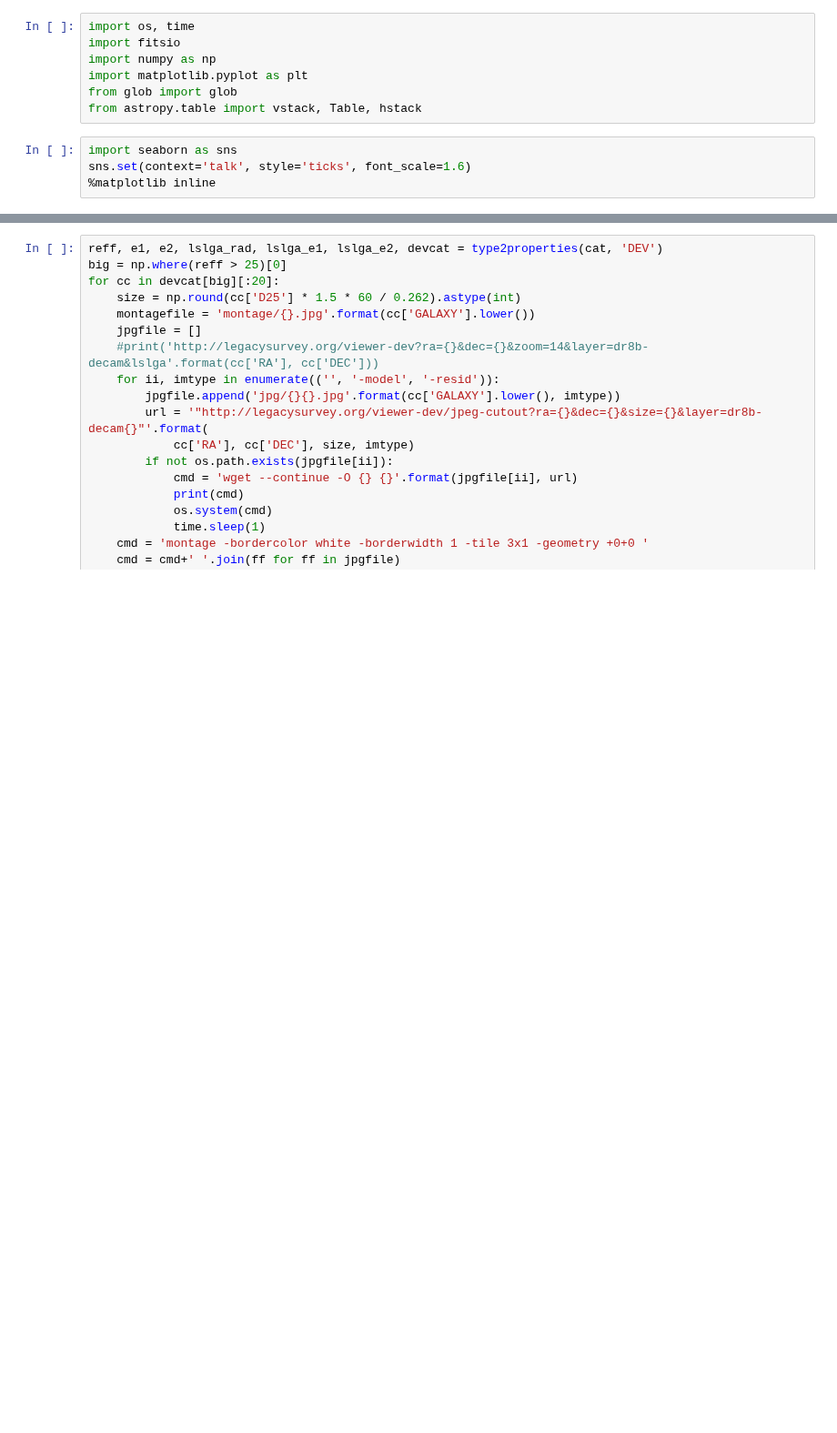
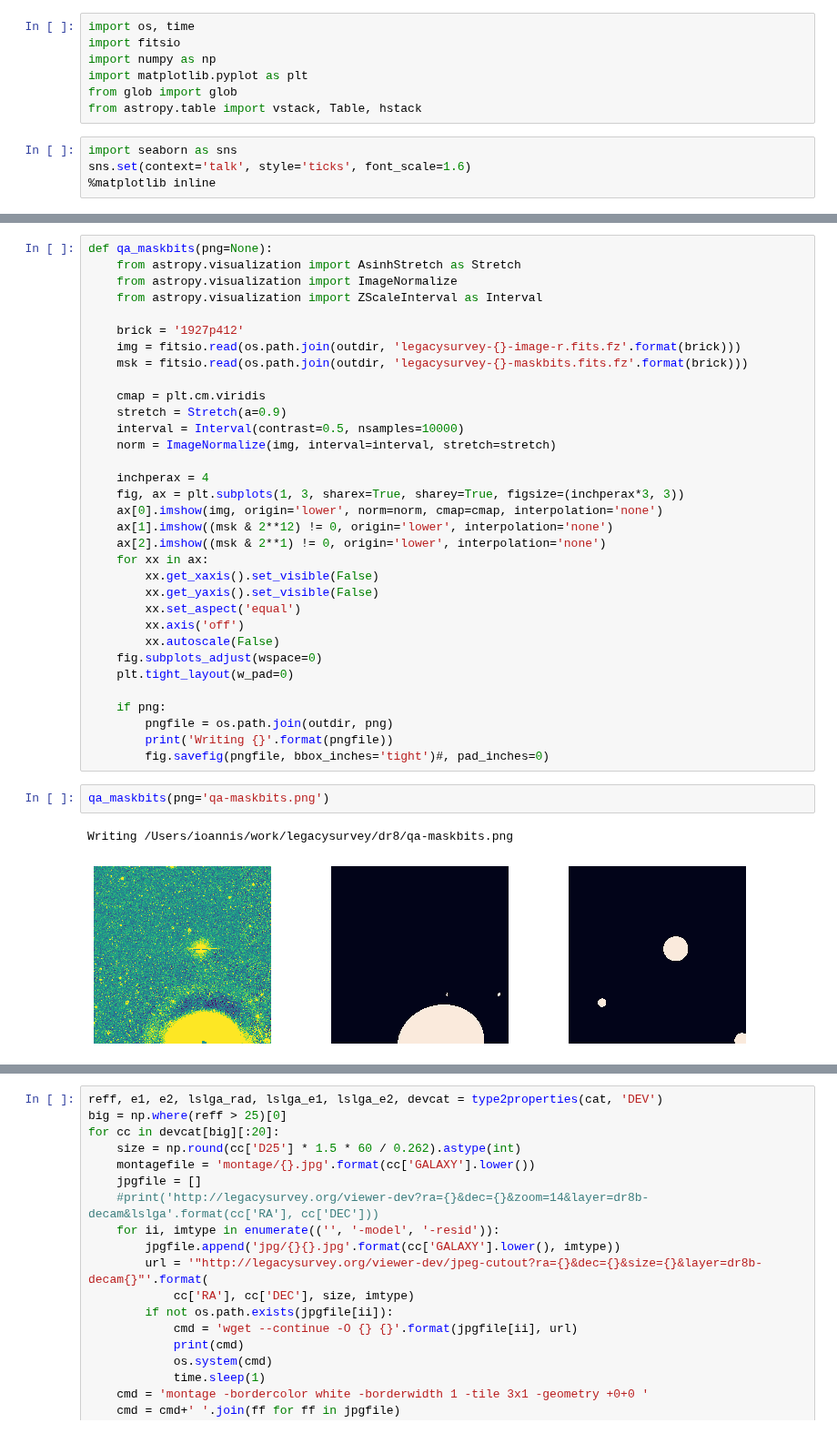
Before and after one commit to legacysurvey/legacypipe, a Jupyter notebook: doc/nb/qa-dr8-lslga.ipynb, the cells around one changed output, grey strips where cells are left out. Shown at 91% size. Cells and saved outputs as stored; diff of their text form; blank space fills up the shorter version.

```diff
--- a/doc/nb/qa-dr8-lslga.ipynb
+++ b/doc/nb/qa-dr8-lslga.ipynb
@@ -97,2 +238,40 @@ Wall time: 11min 10s
+# %%
+def qa_maskbits(png=None):
+    from astropy.visualization import AsinhStretch as Stretch
+    from astropy.visualization import ImageNormalize
+    from astropy.visualization import ZScaleInterval as Interval
+
+    brick = '1927p412'
+    img = fitsio.read(os.path.join(outdir, 'legacysurvey-{}-image-r.fits.fz'.format(brick)))
+    msk = fitsio.read(os.path.join(outdir, 'legacysurvey-{}-maskbits.fits.fz'.format(brick)))
+
+    cmap = plt.cm.viridis
+    stretch = Stretch(a=0.9)
+    interval = Interval(contrast=0.5, nsamples=10000)
+    norm = ImageNormalize(img, interval=interval, stretch=stretch)
+
+    inchperax = 4
+    fig, ax = plt.subplots(1, 3, sharex=True, sharey=True, figsize=(inchperax*3, 3))
+    ax[0].imshow(img, origin='lower', norm=norm, cmap=cmap, interpolation='none')
+    ax[1].imshow((msk & 2**12) != 0, origin='lower', interpolation='none')
+    ax[2].imshow((msk & 2**1) != 0, origin='lower', interpolation='none')
+    for xx in ax:
+        xx.get_xaxis().set_visible(False)
+        xx.get_yaxis().set_visible(False)
+        xx.set_aspect('equal')
+        xx.axis('off')
+        xx.autoscale(False)
+    fig.subplots_adjust(wspace=0)
+    plt.tight_layout(w_pad=0)
+
+    if png:
+        pngfile = os.path.join(outdir, png)
+        print('Writing {}'.format(pngfile))
+        fig.savefig(pngfile, bbox_inches='tight')#, pad_inches=0)
+# %%
+qa_maskbits(png='qa-maskbits.png')
+# %% [output]
+Writing /Users/ioannis/work/legacysurvey/dr8/qa-maskbits.png
+[figure, added]
 # %%
 stop
```
Also changed, not shown: parts of 24 cells of this notebook.
